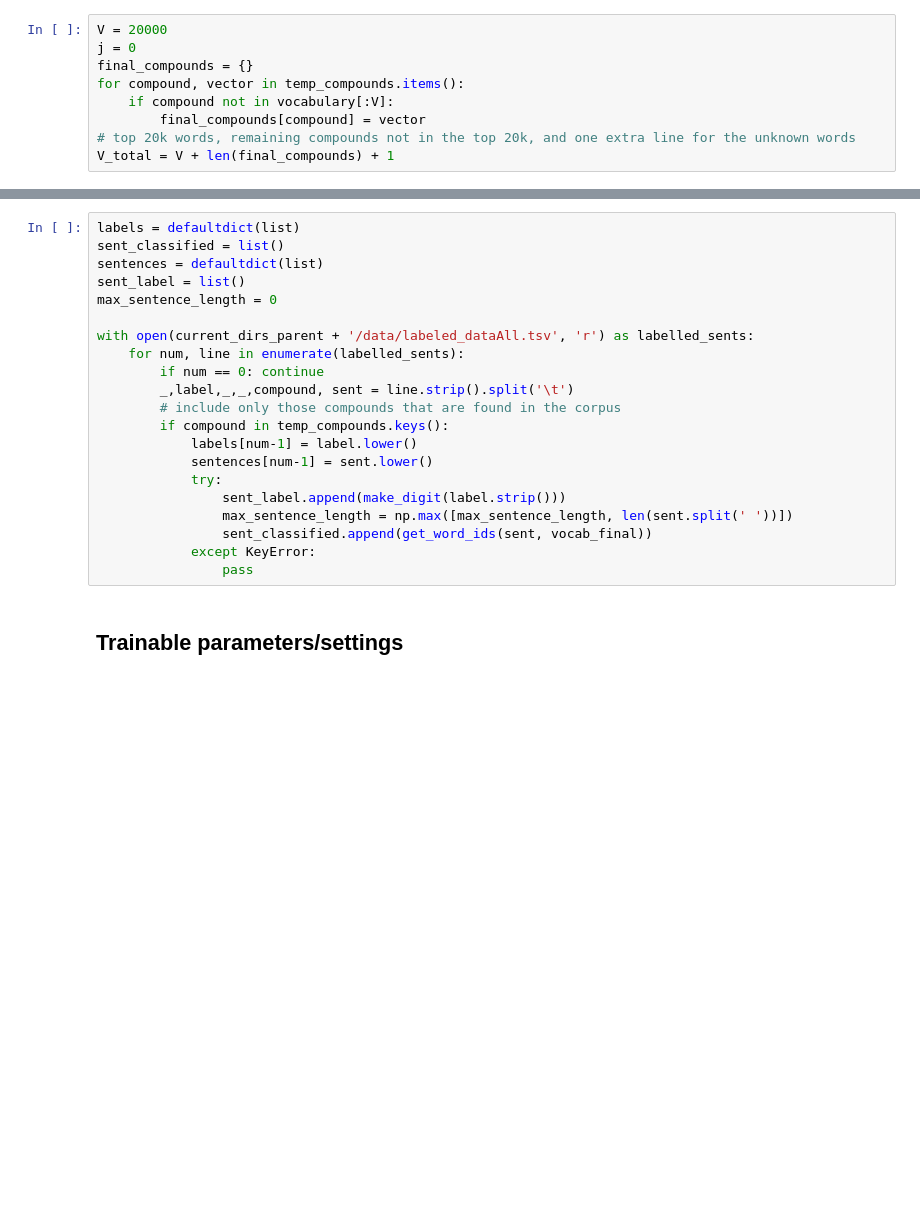
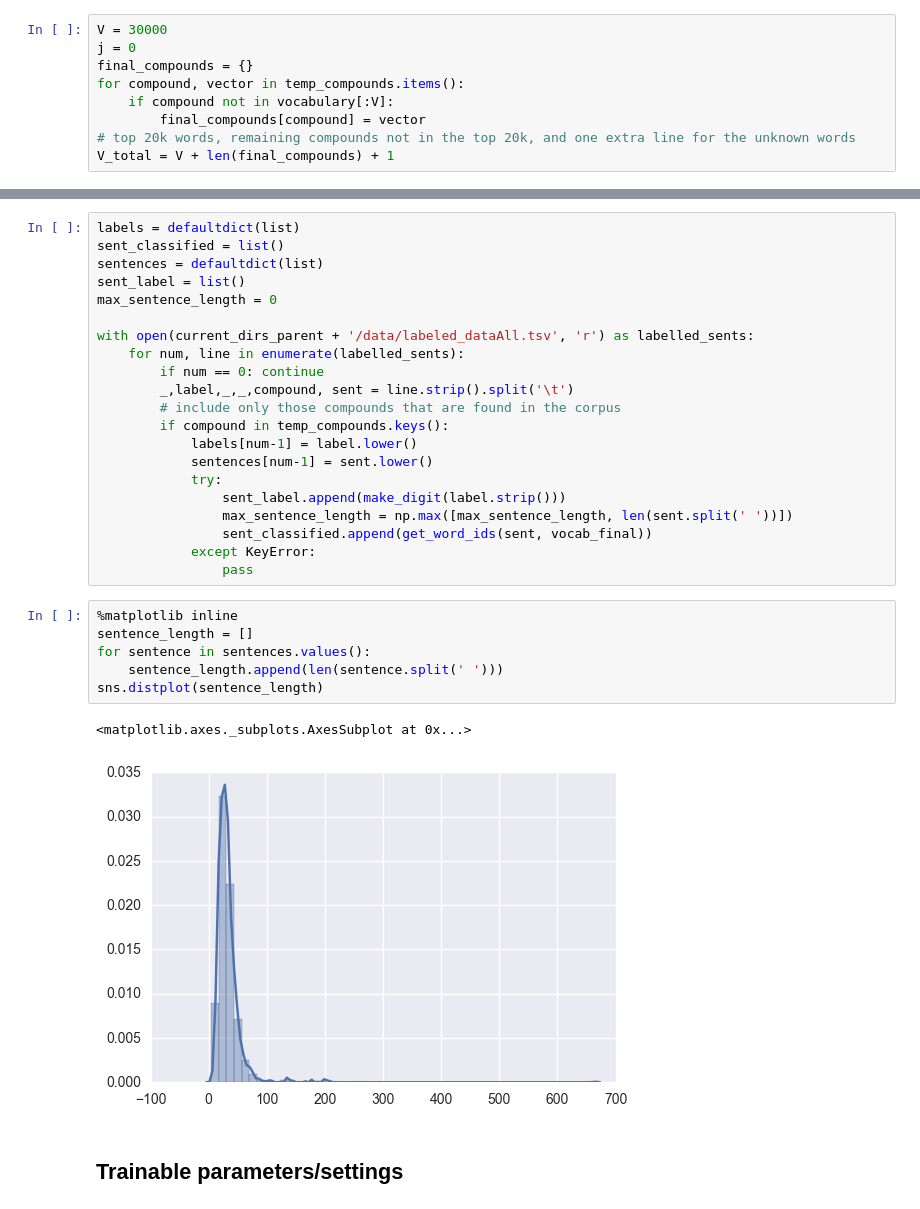
Before and after one commit to adamlenart/food_drug_interaction, a Jupyter notebook: parsing/LSTM/keras_model_py35_pretrained.ipynb, the cells around one changed output, grey strips where cells are left out. Cells and saved outputs as stored; diff of their text form; blank space fills up the shorter version.

```diff
--- a/parsing/LSTM/keras_model_py35_pretrained.ipynb
+++ b/parsing/LSTM/keras_model_py35_pretrained.ipynb
@@ -126,7 +127,7 @@ len(temp_compounds)
 # %% [markdown]
 Before finding alternative spellings, there were 581 compounds found of our 886, after JW distance alternatives, we have 693. As it doesn't take much time and improves visibility, in another step, let's take out those compounds which are in the top 20k of the vocabulary.
 # %%
-V = 20000
+V = 30000
 j = 0
 final_compounds = {}
 for compound, vector in temp_compounds.items():
@@ -184,6 +185,15 @@ with open(current_dirs_parent + '/data/labeled_dataAll.tsv', 'r') as labelled_se
                 sent_classified.append(get_word_ids(sent, vocab_final))
             except KeyError:
                 pass
+# %%
+%matplotlib inline
+sentence_length = []
+for sentence in sentences.values():
+    sentence_length.append(len(sentence.split(' ')))
+sns.distplot(sentence_length)
+# %% [output]
+<matplotlib.axes._subplots.AxesSubplot at 0x...>
+[figure, added]
 # %% [markdown]
 ## Trainable parameters/settings
 # %%
```
Also changed, not shown: parts of 5 cells of this notebook.
